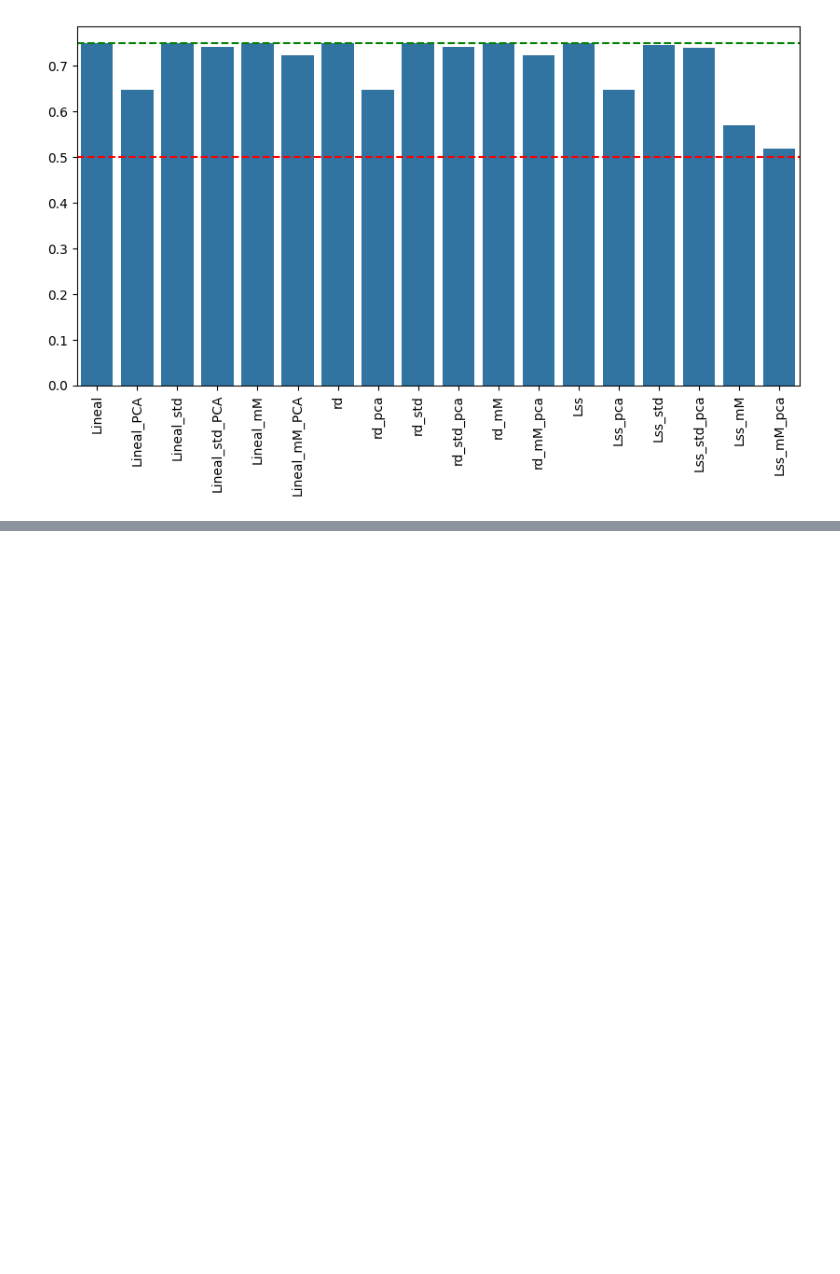
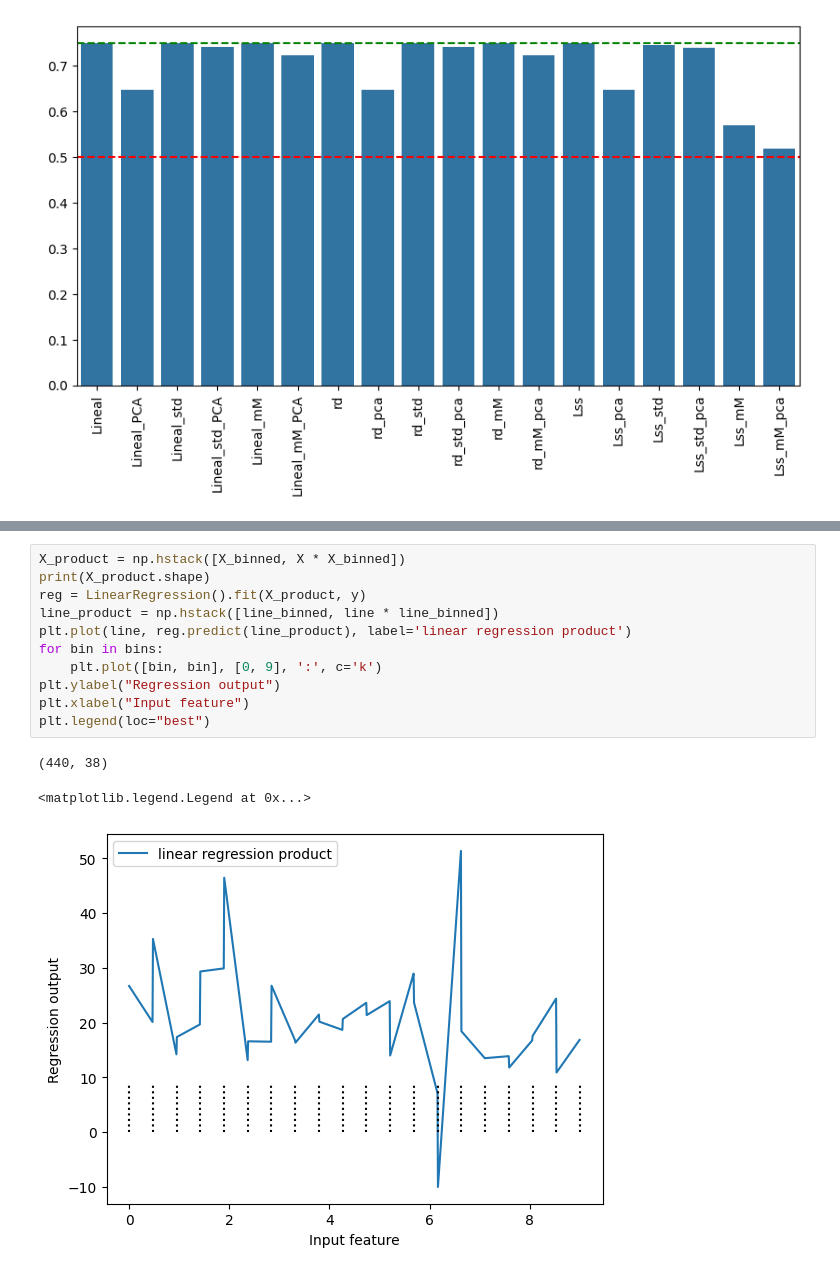
Before and after one commit to SantiagoGS97/Aprendizaje-Automatico, a Jupyter notebook: Semana 2.ipynb, the cells around one changed output, grey strips where cells are left out. Drawn from its saved outputs; the diff is of its cells as text; blank space fills up the shorter version.

```diff
--- a/Semana 2.ipynb
+++ b/Semana 2.ipynb
@@ -459,0 +518,15 @@ plt.show()
+# %%
+X_product = np.hstack([X_binned, X * X_binned])
+print(X_product.shape)
+reg = LinearRegression().fit(X_product, y)
+line_product = np.hstack([line_binned, line * line_binned])
+plt.plot(line, reg.predict(line_product), label='linear regression product')
+for bin in bins:
+    plt.plot([bin, bin], [0, 9], ':', c='k')
+plt.ylabel("Regression output")
+plt.xlabel("Input feature")
+plt.legend(loc="best")
+# %% [output]
+(440, 38)
+<matplotlib.legend.Legend at 0x...>
+[figure, added]
```
Also changed, not shown: parts of 21 cells of this notebook, 2 other files.
